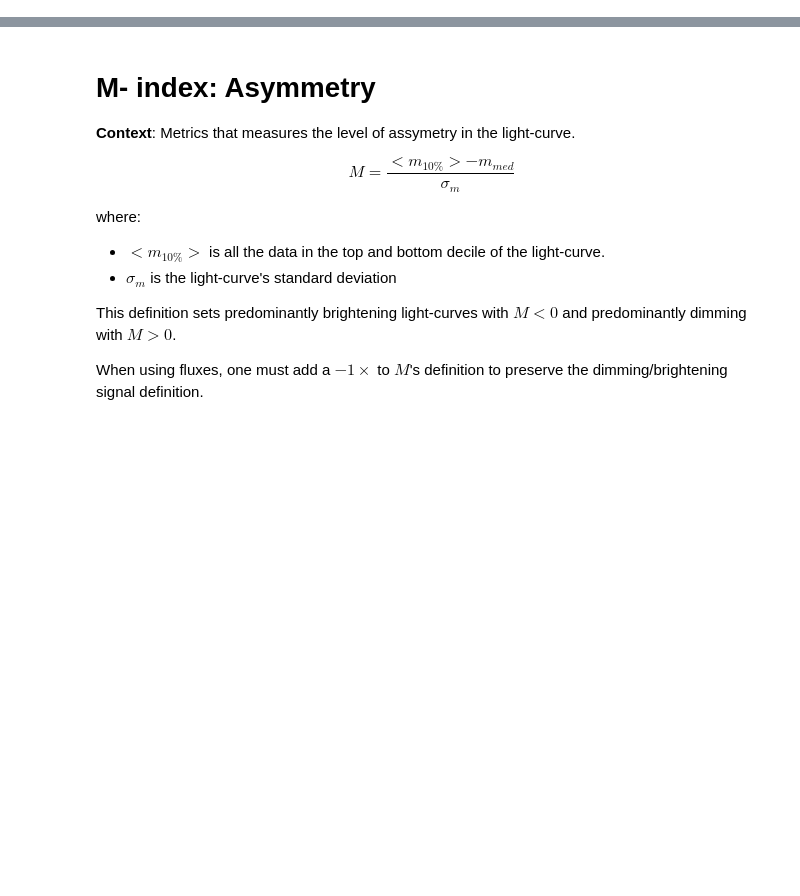
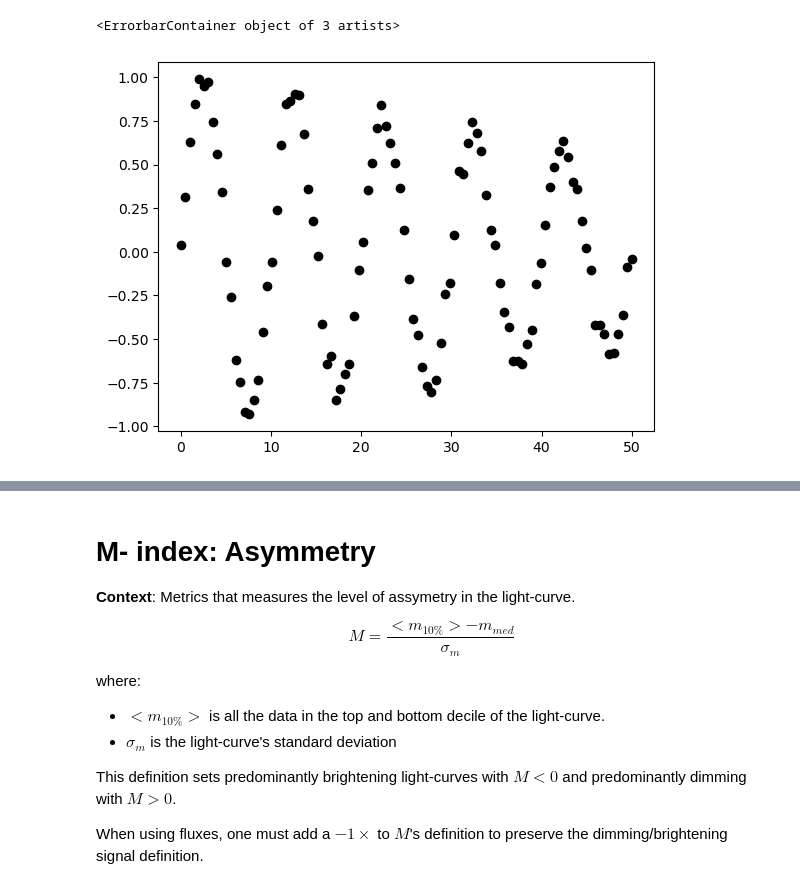
Before and after one commit to juliaroquette/VariabilityIndexes, a Jupyter notebook: QM_development.ipynb, the cells around one changed output, grey strips where cells are left out. Cells and saved outputs as stored; diff of their text form; code cells hidden in the pictures; blank space fills up the shorter version.

Commit message:
added waveform estimation, filtering and some model light curves

```diff
--- a/QM_development.ipynb
+++ b/QM_development.ipynb
@@ -38,0 +49,28 @@ plt.errorbar(time, mag, err, fmt='o', color='black', capsize=3)
+# %%
+#Quasi periodic light curves
+
+def quasi_per_amp(time, std, amp = 1, frequency = 1/10):
+    '''
+    Generates a lc with amplitude changing over time. For each time step, the amplitude is drawn from a Gaussian distribution
+
+    Args :
+        time : light curve time array
+        std : std of Gaussian
+
+    returns :
+        mag
+    '''
+
+
+    random_steps     = np.random.normal(0, std, len(time))
+    amp_t            = np.cumsum(random_steps) + amp
+    mag_qp           = amp_t * np.sin(2 * np.pi * frequency * (time - min(time))) + \
+                       np.random.normal(0, 0.05, len(time))
+
+    return mag_qp
+# %%
+mag_qp = quasi_per_amp(time, 0.03)
+plt.errorbar(time, mag_qp, err, fmt='o', color='black', capsize=3)
+# %% [output]
+<ErrorbarContainer object of 3 artists>
+[figure, added]
```
Also changed, not shown: parts of 13 cells of this notebook.
